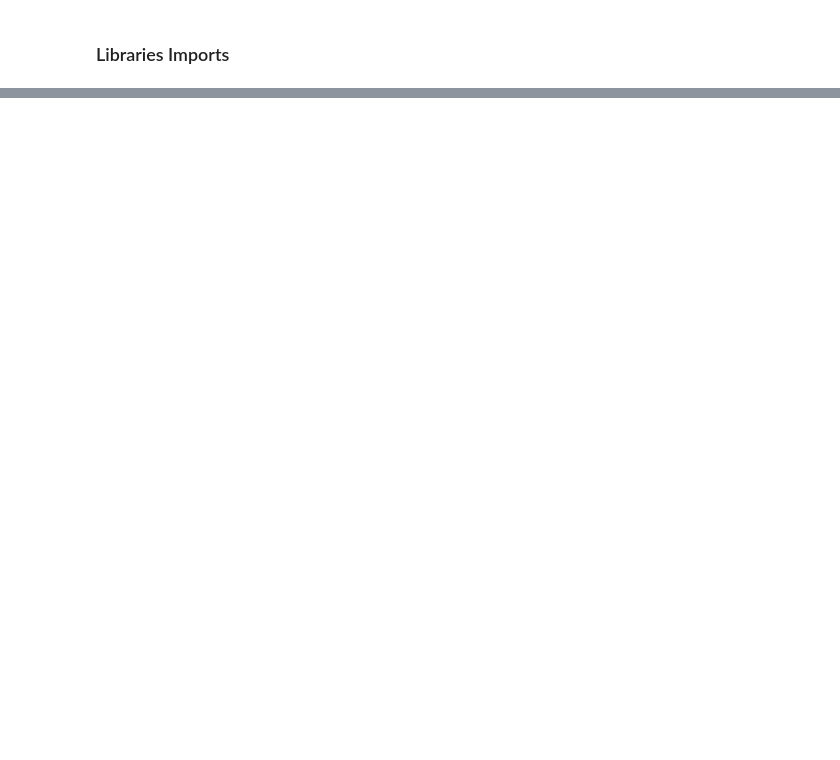
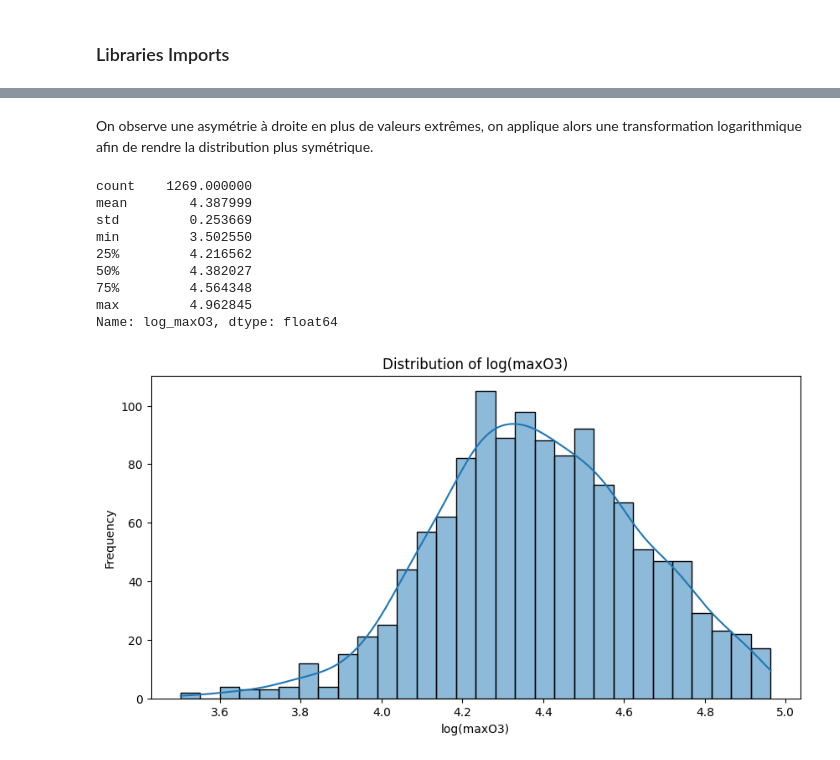
Before and after one commit to ThomasRoyer24/Projet_machine_learning_M2, a Jupyter notebook: ridge_regression.ipynb, the cells around one changed output, grey strips where cells are left out. Cells and saved outputs as stored; diff of their text form; code cells hidden in the pictures; blank space fills up the shorter version.

```diff
--- a/ridge_regression.ipynb
+++ b/ridge_regression.ipynb
@@ -8,0 +62,27 @@ from sklearn.metrics import mean_squared_error, r2_score
+# %% [markdown]
+On observe une asymétrie à droite en plus de valeurs extrêmes, on applique alors une transformation logarithmique afin de rendre la distribution plus symétrique.
+# %%
+# Apply the logarithmic transformation to maxO3
+ozone_data['log_maxO3'] = np.log(ozone_data['maxO3'])
+
+# Check the new descriptive statistics
+print(ozone_data['log_maxO3'].describe())
+
+# Visualise distribution after transformation
+plt.figure(figsize=(10, 5))
+sns.histplot(ozone_data['log_maxO3'], bins=30, kde=True)
+plt.title('Distribution of log(maxO3)')
+plt.xlabel('log(maxO3)')
+plt.ylabel('Frequency')
+plt.show()
+# %% [output]
+count    1269.000000
+mean        4.387999
+std         0.253669
+min         3.502550
+25%         4.216562
+50%         4.382027
+75%         4.564348
+max         4.962845
+Name: log_maxO3, dtype: float64
+[figure, added]
```
Also changed, not shown: parts of 38 cells of this notebook, 4 other files.
